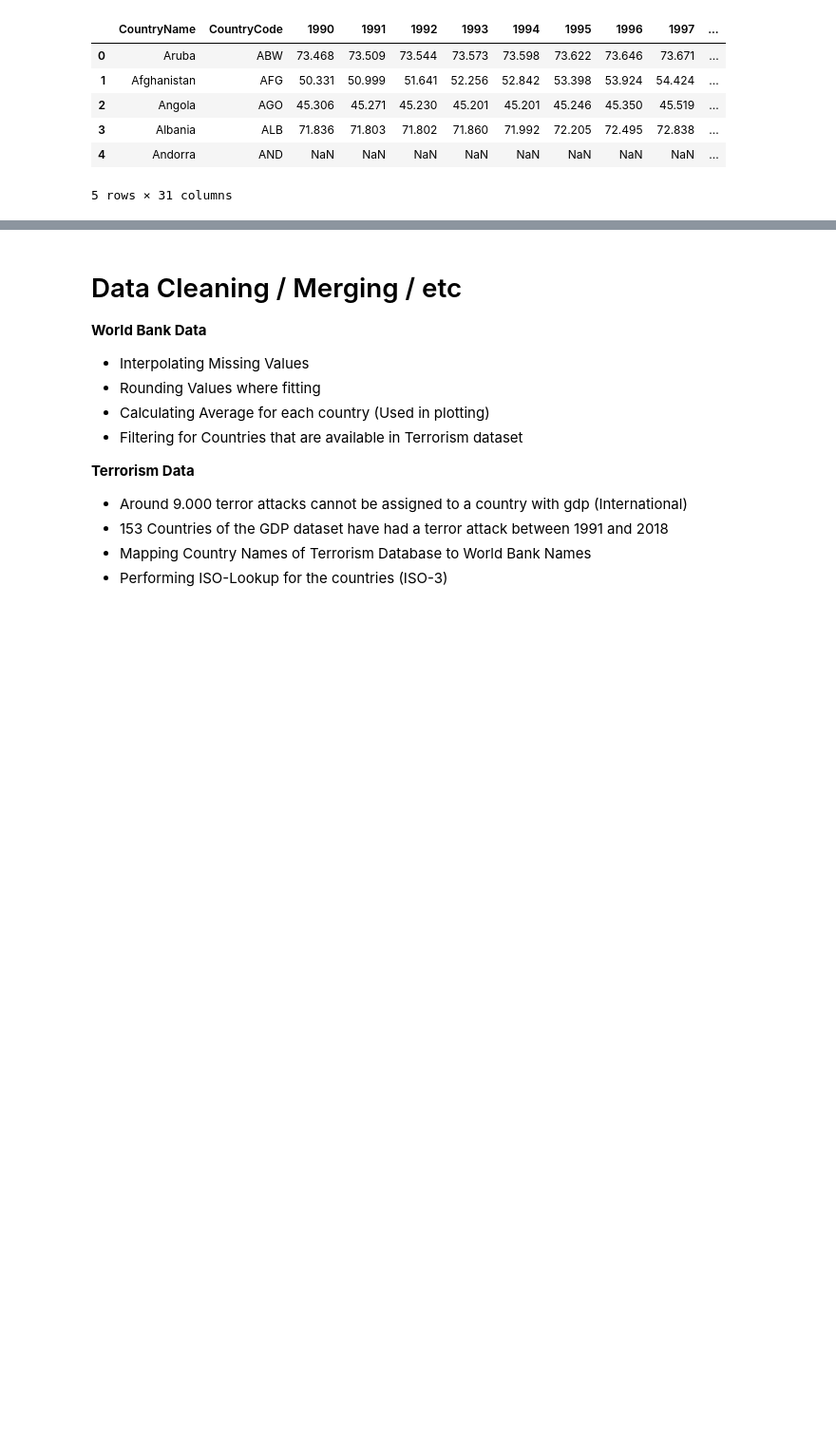
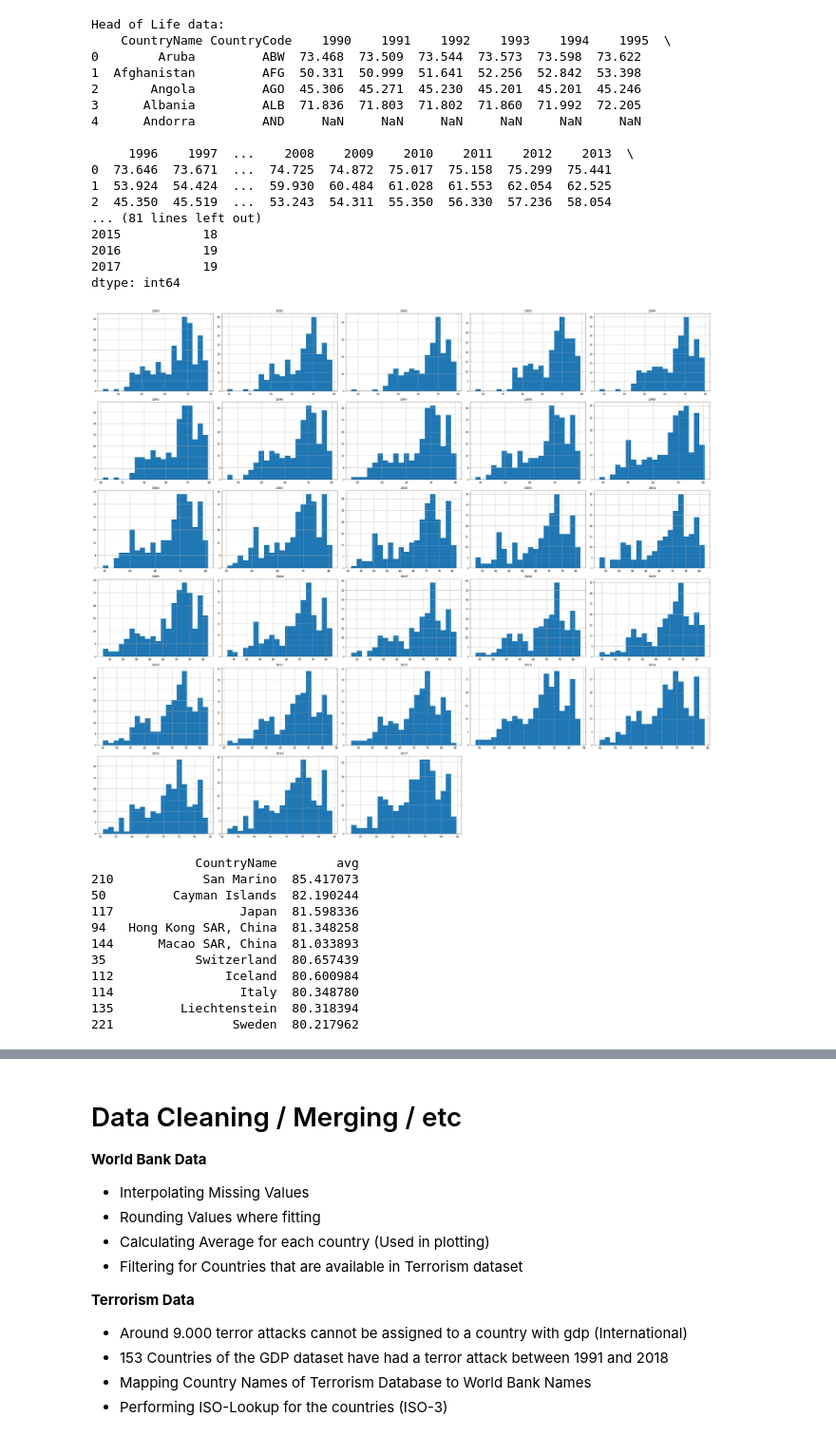
Before and after one commit to msieder/terror, a Jupyter notebook: Terror.ipynb, the cells around one changed output, grey strips where cells are left out. Shown at 95% size. Cells and saved outputs as stored; diff of their text form; code cells hidden in the pictures; blank space fills up the shorter version.

```diff
--- a/Terror.ipynb
+++ b/Terror.ipynb
@@ -112,14 +344,53 @@ unemp.head(5)
 # %%
 life = pd.read_excel("./Data/life.xls")
 life.rename(columns={"Country Name":"CountryName","Country Code":"CountryCode"},inplace=True)
 life.drop(life.columns[[range(2,34)]], axis=1,inplace=True)
+life.drop("2018", axis=1, inplace=True)
 life.drop("2019", axis=1, inplace=True)
-life.head(5)
+
+life_head  = life.head(5)
+life_stats = life.loc[:,[str(e) for e in list(range(1990,2018))]]
+
+print("Head of Life data: \n",life_head)
+print("Basic statistics about Life data: \n", life_stats.describe())
+print("Number of Null values by column \n", life.isnull().sum(axis=0))
+
+life_dropped = life.dropna(how='all')
+life_dropped.hist(figsize=(35,30),
+                  bins=20)
+plt.tight_layout()
+plt.show()
+
+
+life_dropped['avg'] = life_dropped.mean(axis=1)
+print(life_dropped.loc[:,['CountryName','avg']].nlargest(10,'avg'))
 # %% [output]
-|  | CountryName | CountryCode | 1990 | 1991 | 1992 | 1993 | 1994 | 1995 | 1996 | 1997 | ... |
-| 0 | Aruba | ABW | 73.468 | 73.509 | 73.544 | 73.573 | 73.598 | 73.622 | 73.646 | 73.671 | ... |
-| 1 | Afghanistan | AFG | 50.331 | 50.999 | 51.641 | 52.256 | 52.842 | 53.398 | 53.924 | 54.424 | ... |
-| 2 | Angola | AGO | 45.306 | 45.271 | 45.230 | 45.201 | 45.201 | 45.246 | 45.350 | 45.519 | ... |
-| 3 | Albania | ALB | 71.836 | 71.803 | 71.802 | 71.860 | 71.992 | 72.205 | 72.495 | 72.838 | ... |
-| 4 | Andorra | AND | NaN | NaN | NaN | NaN | NaN | NaN | NaN | NaN | ... |
-5 rows × 31 columns
+Head of Life data:
+    CountryName CountryCode    1990    1991    1992    1993    1994    1995  \
+0        Aruba         ABW  73.468  73.509  73.544  73.573  73.598  73.622
+1  Afghanistan         AFG  50.331  50.999  51.641  52.256  52.842  53.398
+2       Angola         AGO  45.306  45.271  45.230  45.201  45.201  45.246
+3      Albania         ALB  71.836  71.803  71.802  71.860  71.992  72.205
+4      Andorra         AND     NaN     NaN     NaN     NaN     NaN     NaN
+
+     1996    1997  ...    2008    2009    2010    2011    2012    2013  \
+0  73.646  73.671  ...  74.725  74.872  75.017  75.158  75.299  75.441
+1  53.924  54.424  ...  59.930  60.484  61.028  61.553  62.054  62.525
+2  45.350  45.519  ...  53.243  54.311  55.350  56.330  57.236  58.054
+... (81 lines left out)
+2015           18
+2016           19
+2017           19
+dtype: int64
+[figure, added]
+              CountryName        avg
+210            San Marino  85.417073
+50         Cayman Islands  82.190244
+117                 Japan  81.598336
+94   Hong Kong SAR, China  81.348258
+144      Macao SAR, China  81.033893
+35            Switzerland  80.657439
+112               Iceland  80.600984
+114                 Italy  80.348780
+135         Liechtenstein  80.318394
+221                Sweden  80.217962
```
Also changed, not shown: parts of 50 cells of this notebook.
